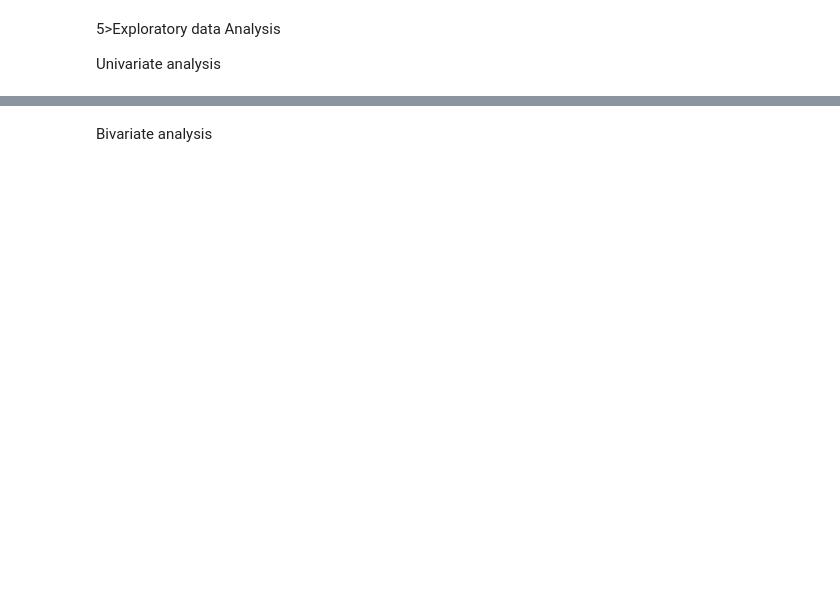
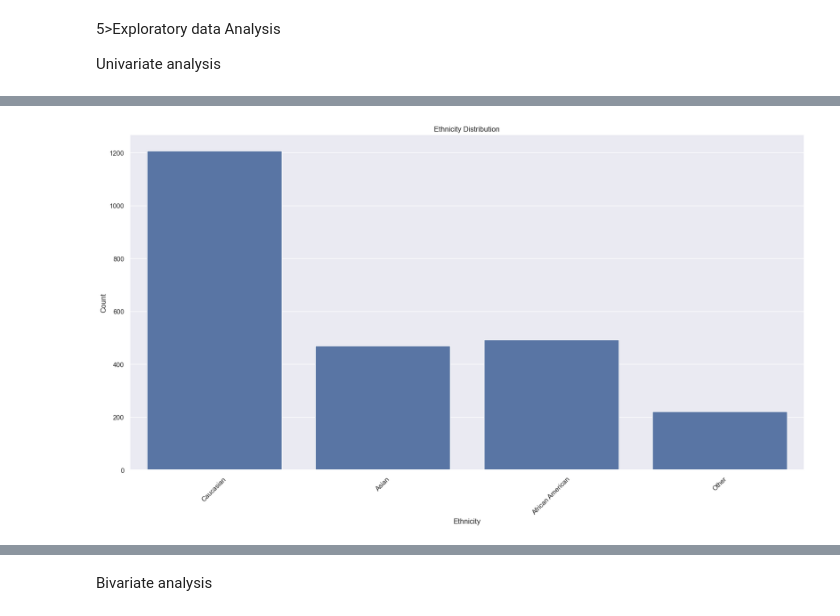
Before and after one commit to AnnMariDB/MLG382-Projects, a Jupyter notebook: MLG382Project1/Group E_MLG382_GuidedProject.ipynb, the cells around one changed output, grey strips where cells are left out. Cells and saved outputs as stored; diff of their text form; code cells hidden in the pictures; blank space fills up the shorter version.

```diff
--- a/MLG382Project1/Group E_MLG382_GuidedProject.ipynb
+++ b/MLG382Project1/Group E_MLG382_GuidedProject.ipynb
@@ -96,0 +106,9 @@ for col in categorical_cols:
+# %%
+sns.countplot(x='EthnicityLabel', data=df)
+plt.title("Ethnicity Distribution")
+plt.xlabel("Ethnicity")
+plt.ylabel("Count")
+plt.xticks(rotation=45)
+plt.show()
+# %% [output]
+[figure, added]
```
Also changed, not shown: parts of 24 cells of this notebook.
